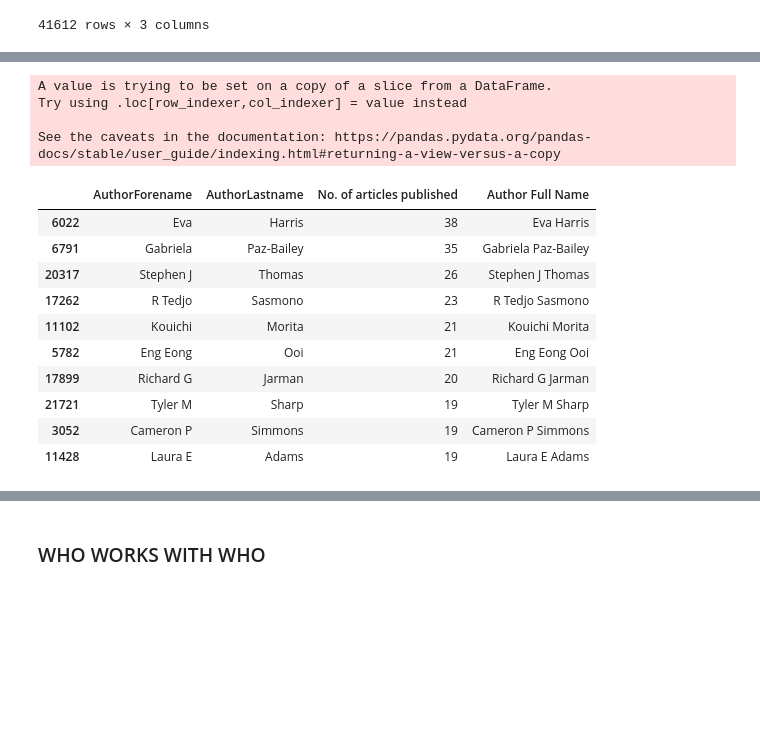
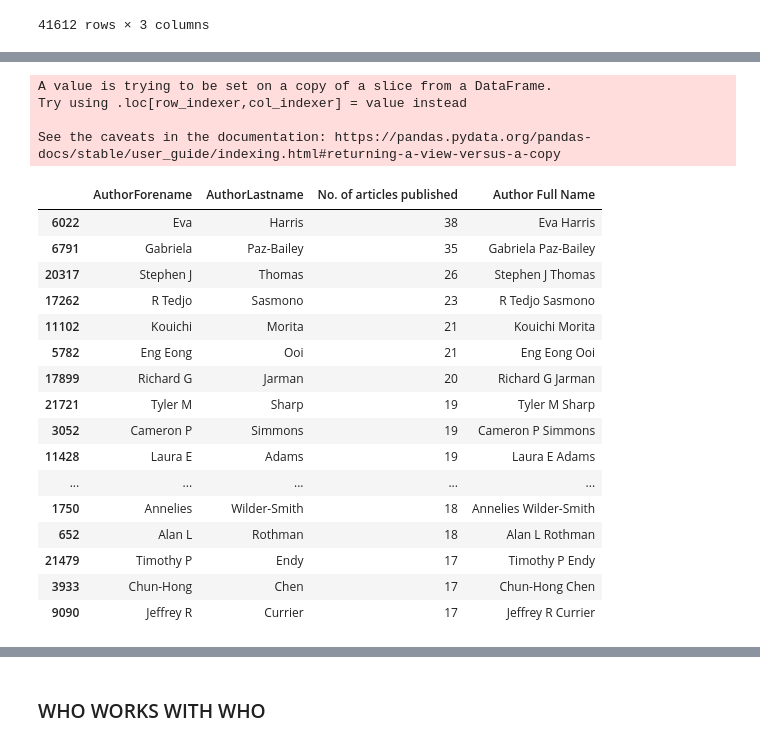
Before and after one commit to gnc506/Skills_Assessment, a Jupyter notebook: Skills_Assessment_2.ipynb, the cells around one changed output, grey strips where cells are left out. Cells and saved outputs as stored; diff of their text form; code cells hidden in the pictures; blank space fills up the shorter version.

```diff
--- a/Skills_Assessment_2.ipynb
+++ b/Skills_Assessment_2.ipynb
@@ -123,9 +122,9 @@ articles_bar = most_active_10.plot.bar(x = "Author Full Name", y = "ArticleCount
 # %%
-#Top 10 active reasearchers (based on number of articles published in the last 5 years)
+#Top 20 active reasearchers (based on number of articles published in the last 5 years)
 
 #Merging both the datasets
 merged_df = pd.merge(articles_data, authors_data, on = 'PMID')
-merged_df.head(10)
+merged_df.head(20)
 
 
 #Selecting articles posted between 2018 and 2024
@@ -136,8 +135,10 @@ selected_rows = merged_df[(merged_df['Year'] >= 2018) & (merged_df['Year'] <= 20
 author_article_counts = selected_rows.groupby(['AuthorForename', 'AuthorLastname']).agg({'PMID': 'count'}).reset_index()
 aac = author_article_counts.sort_values(by = 'PMID', ascending = False)
 aac = aac.rename(columns ={'PMID':'No. of articles published'})
-top_10_articles = aac.head(10)
-top_10_articles
+aac
+
+top_20_articles = aac.head(20)
+top_20_articles
 # %% [output]
 |  | AuthorForename | AuthorLastname | No. of articles published |
 | 6022 | Eva | Harris | 38 |
@@ -153,23 +160,29 @@ top_10_articles
 # %%
 #Create new column of first and last name for visualisations
-top_10_articles['Author Full Name'] = top_10_articles['AuthorForename'] + ' ' + top_10_articles['AuthorLastname']
-top_10_articles
+top_20_articles['Author Full Name'] = top_20_articles['AuthorForename'] + ' ' + top_20_articles['AuthorLastname']
+top_20_articles
 # %% [output]
 A value is trying to be set on a copy of a slice from a DataFrame.
 Try using .loc[row_indexer,col_indexer] = value instead
 
 See the caveats in the documentation: https://pandas.pydata.org/pandas-docs/stable/user_guide/indexing.html#returning-a-view-versus-a-copy
 |  | AuthorForename | AuthorLastname | No. of articles published | Author Full Name |
 | 6022 | Eva | Harris | 38 | Eva Harris |
 | 6791 | Gabriela | Paz-Bailey | 35 | Gabriela Paz-Bailey |
 | 20317 | Stephen J | Thomas | 26 | Stephen J Thomas |
 | 17262 | R Tedjo | Sasmono | 23 | R Tedjo Sasmono |
 | 11102 | Kouichi | Morita | 21 | Kouichi Morita |
 | 5782 | Eng Eong | Ooi | 21 | Eng Eong Ooi |
 | 17899 | Richard G | Jarman | 20 | Richard G Jarman |
 | 21721 | Tyler M | Sharp | 19 | Tyler M Sharp |
 | 3052 | Cameron P | Simmons | 19 | Cameron P Simmons |
 | 11428 | Laura E | Adams | 19 | Laura E Adams |
+| ... | ... | ... | ... | ... |
+| 1750 | Annelies | Wilder-Smith | 18 | Annelies Wilder-Smith |
+| 652 | Alan L | Rothman | 18 | Alan L Rothman |
+| 21479 | Timothy P | Endy | 17 | Timothy P Endy |
+| 3933 | Chun-Hong | Chen | 17 | Chun-Hong Chen |
+| 9090 | Jeffrey R | Currier | 17 | Jeffrey R Currier |
 # %%
 #Pie chart based on the top 10 authors with the most articles between 2018 and 2024
 import plotly.express as px
```
Also changed, not shown: parts of 7 cells of this notebook.
